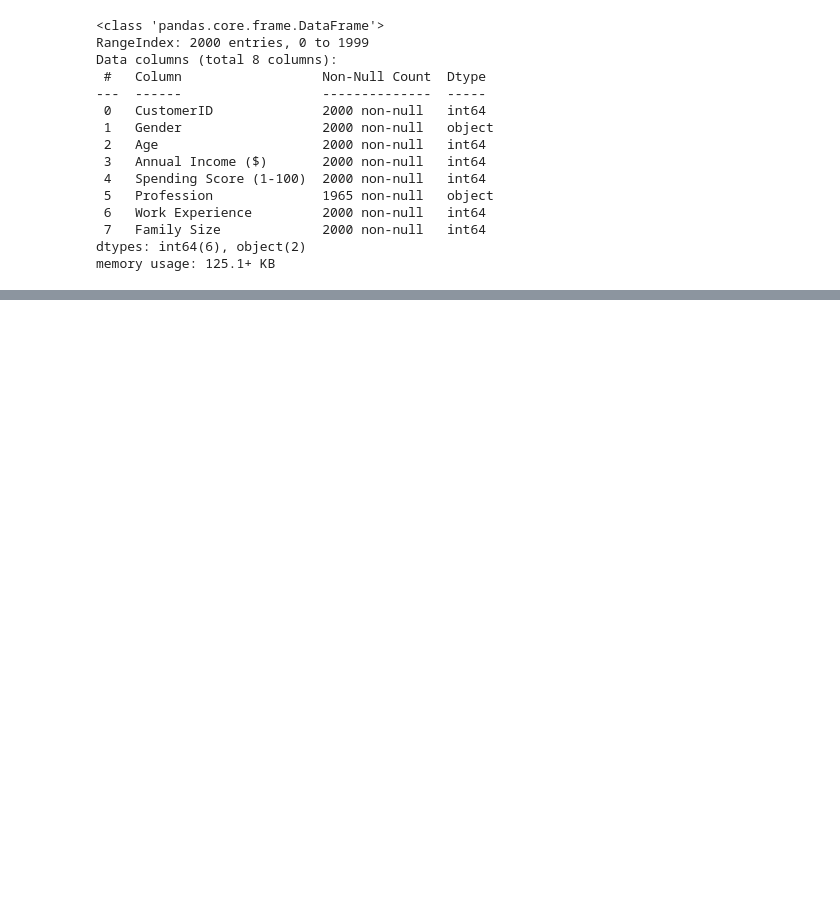
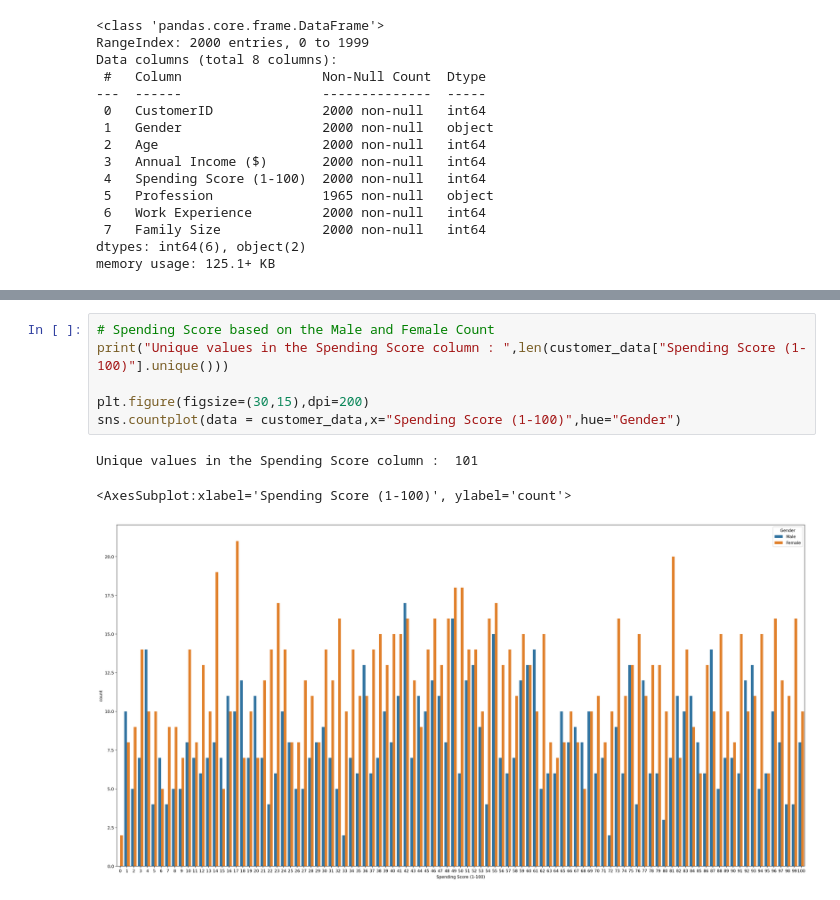
Before and after one commit to Hazel0301/PL, a Jupyter notebook: homework_1.ipynb, the cells around one changed output, grey strips where cells are left out. Saved outputs shown, nothing was run; the diff lists cells and outputs as text; blank space fills up the shorter version.

```diff
--- a/homework_1.ipynb
+++ b/homework_1.ipynb
@@ -130,0 +145,10 @@ Marketing       4.0    7
+# %%
+# Spending Score based on the Male and Female Count
+print("Unique values in the Spending Score column : ",len(customer_data["Spending Score (1-100)"].unique()))
+
+plt.figure(figsize=(30,15),dpi=200)
+sns.countplot(data = customer_data,x="Spending Score (1-100)",hue="Gender")
+# %% [output]
+Unique values in the Spending Score column :  101
+<AxesSubplot:xlabel='Spending Score (1-100)', ylabel='count'>
+[figure, added]
```
Also changed, not shown: parts of 13 cells of this notebook.
